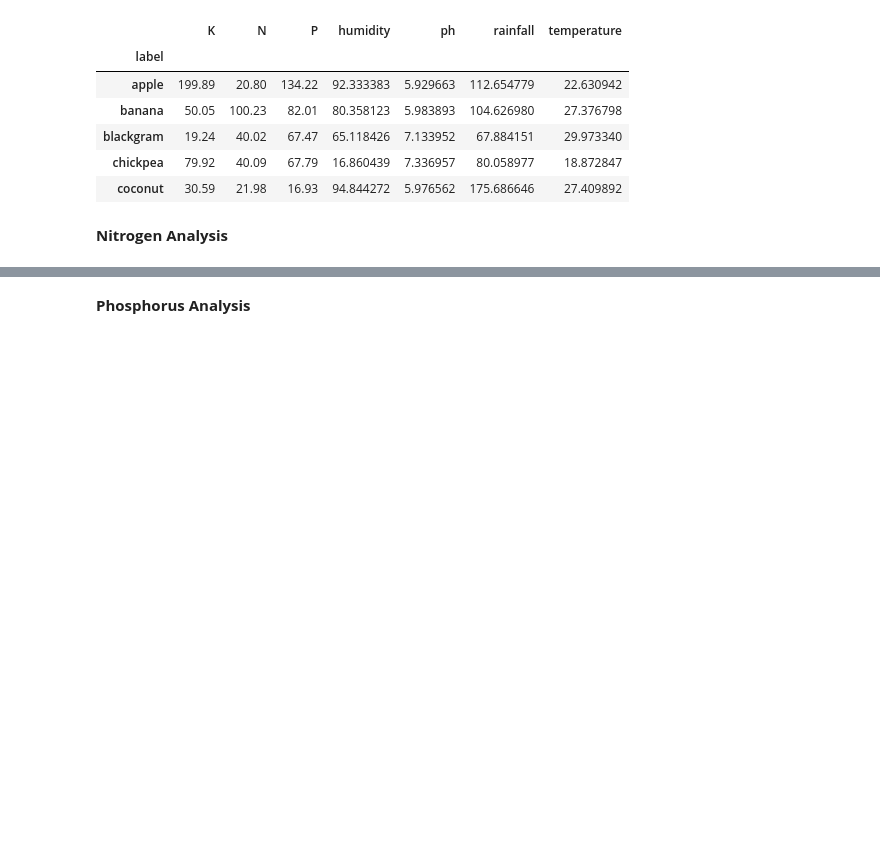
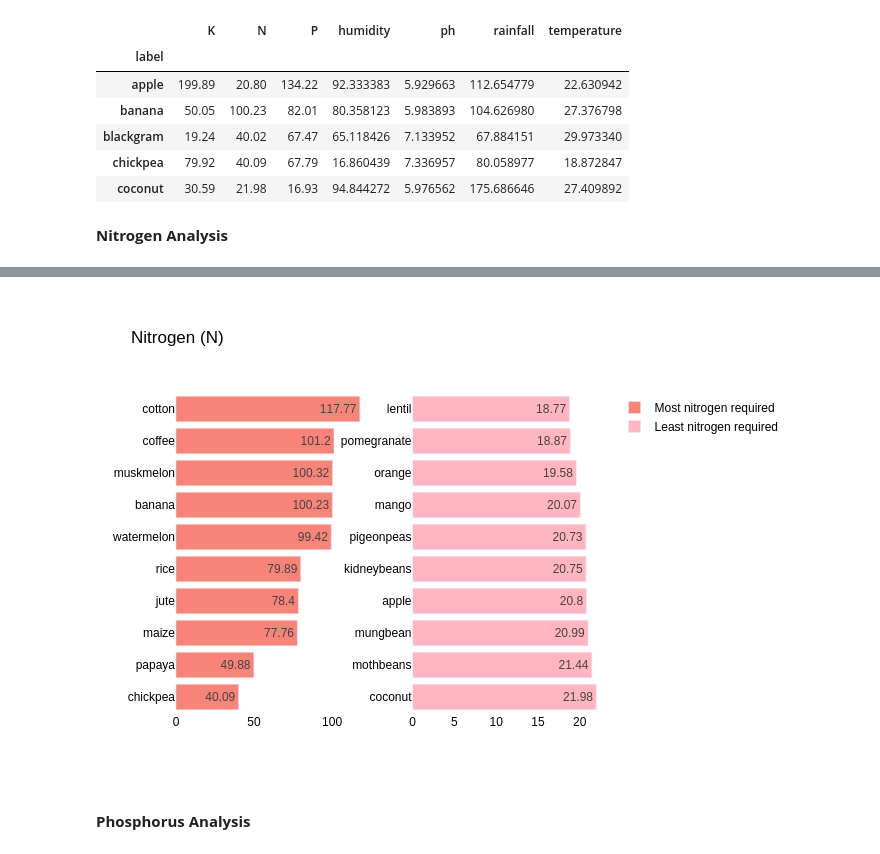
Before and after one commit to Lavkesh-kumar/Crop-and-Fertilizer-Recommendation-System, a Jupyter notebook: Crop_recommendation_EDA.ipynb, the cells around one changed output, grey strips where cells are left out. Drawn from its saved outputs; the diff is of its cells as text; code cells hidden in the pictures; blank space fills up the shorter version.

```diff
--- a/Crop_recommendation_EDA.ipynb
+++ b/Crop_recommendation_EDA.ipynb
@@ -445,6 +447,9 @@ fig.update_xaxes(showgrid=False)
 fig.update_yaxes(showgrid=False)
 # fig.show()
 
-html_representation = fig.to_html(full_html=False, include_plotlyjs='cdn')
-display(HTML(html_representation))
+# html_representation = fig.to_html(full_html=False, include_plotlyjs='cdn')
+# display(HTML(html_representation))
+
+fig.write_image("nitrogen_chart.png")  # Save as PNG
+Image("nitrogen_chart.png")  # Display in notebook
 # %% [output]
@@ -452,3 +456,4 @@ display(HTML(html_representation))
+[figure, added]
 # %% [markdown]
 **Phosphorus Analysis**
 # %%
```
Also changed, not shown: parts of 7 cells of this notebook.
